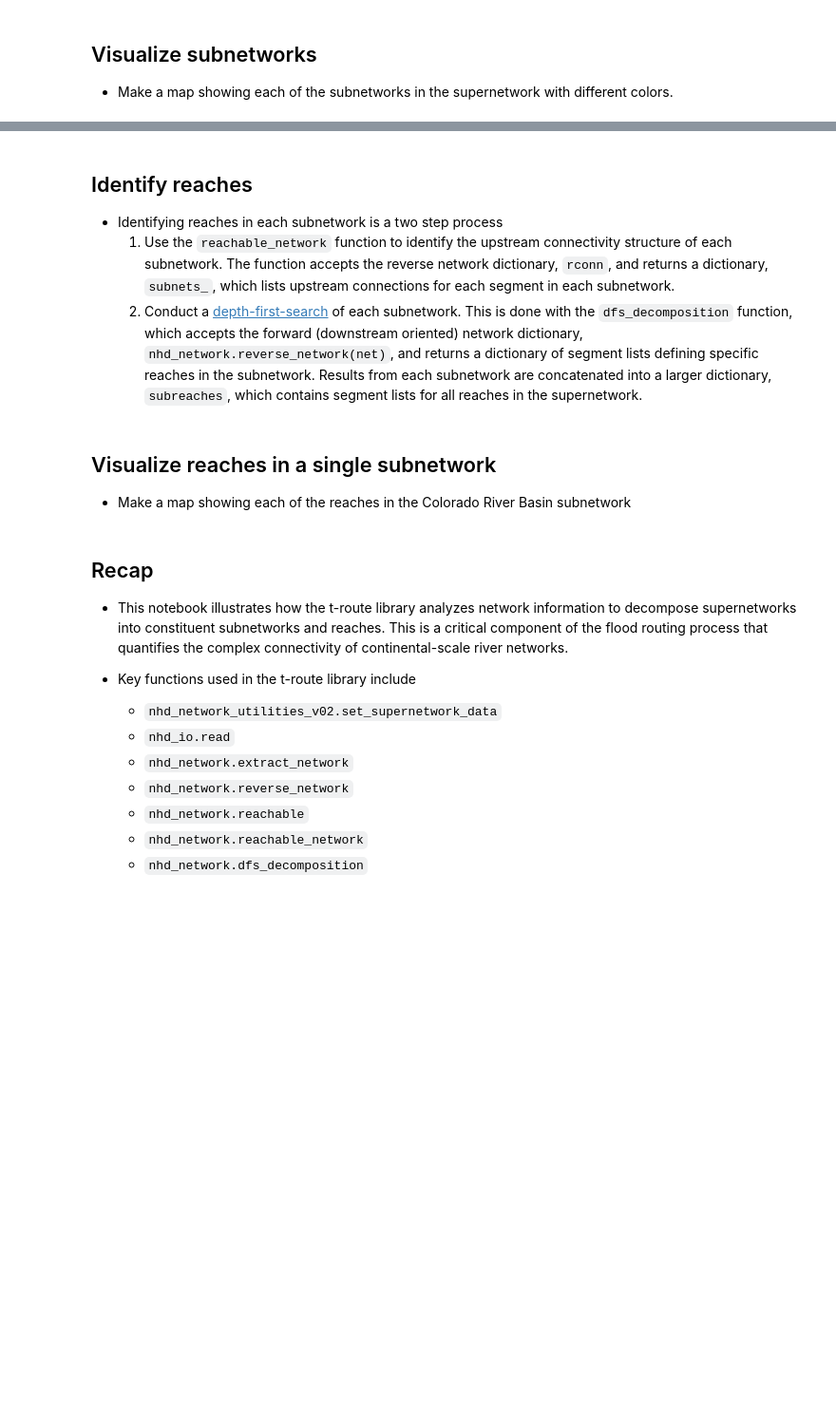
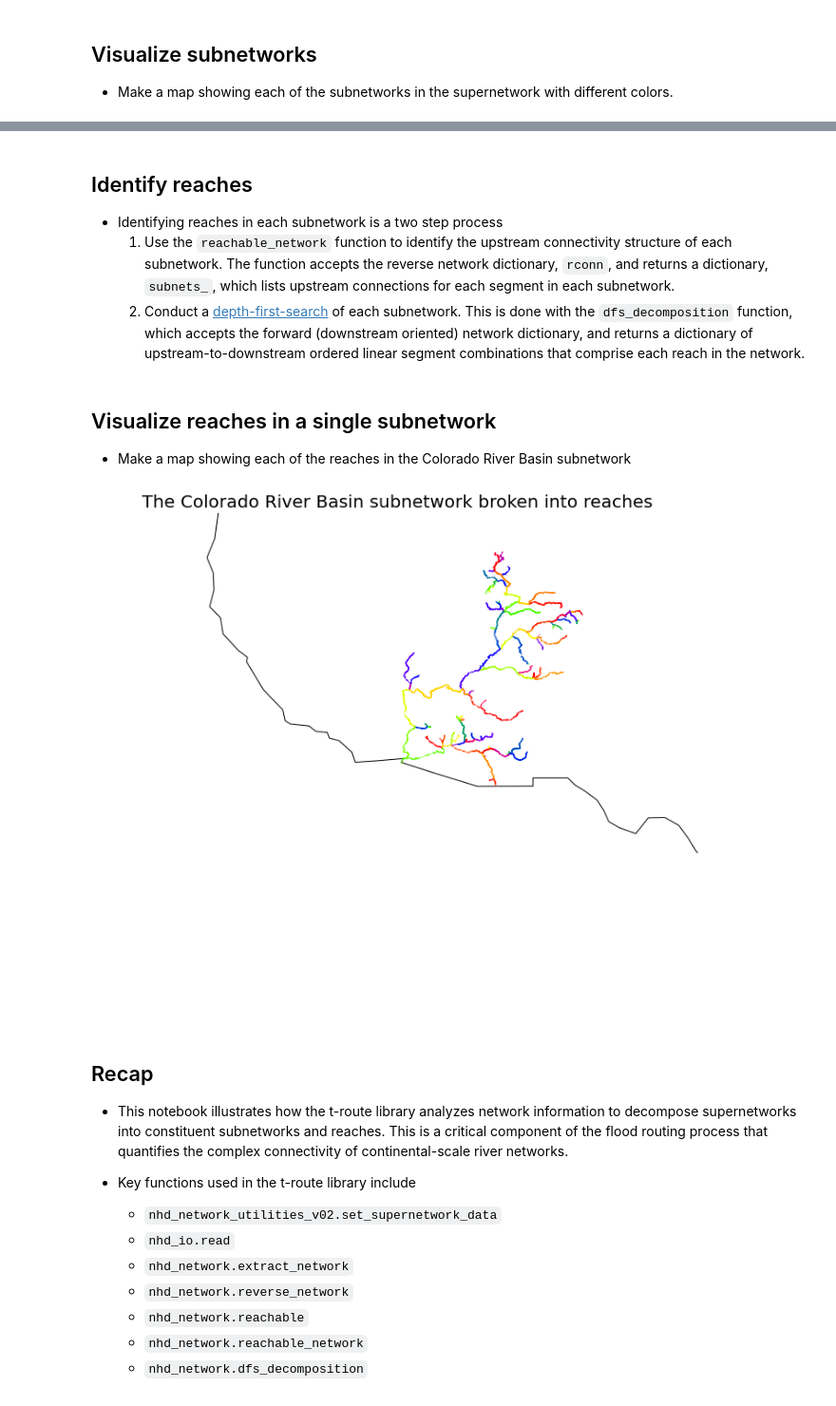
Before and after one commit to NOAA-OWP/t-route, a Jupyter notebook: notebooks/network-analysis.ipynb, the cells around one changed output, grey strips where cells are left out. Shown: that part at 95% size. Drawn from its saved outputs; the diff is of its cells as text; code cells hidden in the pictures; blank space fills up the shorter version.

Commit message:
rephrase depth first search function input output explaination, revise how stream segments are extracted from subnetwork reach plotting routine

```diff
--- a/notebooks/network-analysis.ipynb
+++ b/notebooks/network-analysis.ipynb
@@ -226,7 +227,7 @@ fig.savefig("../doc/conus_networks.png")
 ## Identify reaches
 - Identifying reaches in each subnetwork is a two step process
     1. Use the `reachable_network` function to identify the upstream connectivity structure of each subnetwork. The function accepts the reverse network dictionary, `rconn`, and returns a dictionary, `subnets_`, which lists upstream connections for each segment in each subnetwork.
-    2. Conduct a [depth-first-search](https://en.wikipedia.org/wiki/Depth-first_search) of each subnetwork. This is done with the `dfs_decomposition` function, which accepts the forward (downstream oriented) network dictionary, `nhd_network.reverse_network(net)`, and returns a dictionary of segment lists defining specific reaches in the subnetwork. Results from each subnetwork are concatenated into a larger dictionary, `subreaches`, which contains segment lists for all reaches in the supernetwork.
+    2. Conduct a [depth-first-search](https://en.wikipedia.org/wiki/Depth-first_search) of each subnetwork. This is done with the `dfs_decomposition` function, which accepts the forward (downstream oriented) network dictionary, and returns a dictionary of upstream-to-downstream ordered linear segment combinations that comprise each reach in the network.
 # %%
 # create reverse connection dictionary for each subnetwork
 # tailwater-segment-id: {segment-id: [upstream-connected-segment-id]}
@@ -242,7 +243,7 @@ for tw, net in subnets_.items():  # for the number of tailwaters in the supernet
     path_func = partial(nhd_network.split_at_junction, net)
 
     # conduct a depth-first search to decompose the network into list of reaches
-    reach = nhd_network.dfs_decomposition(nhd_network.reverse_network(net), path_func)
+    reach = nhd_network.dfs_decomposition(net, path_func)
 
     # add reach list for subnetwork tw to the subreaches library
     subreaches[tw] = reach
@@ -266,37 +267,39 @@ i = 1
 for r in rchs:
 
     # get the stream segments in subnetwork `sub`
-    A = [abs(ele) for ele in list(r)]
+    A = list(map(abs, r))
 
     # find the subnetwork rows in GeoDataFrame
     C = sub_gdf.index.isin(A)
 
     # Insert a subnetwork code in the `subnetwork` column of the GeoDataFrame
     sub_gdf.at[C, "reach"] = i
 
     # advance itteration index
     i = i + 1
 
 
 # CONUS basemap
 base = world[world.name == "United States of America"].plot(
     color="white", edgecolor="black"
 )
 
 sub_gdf.plot(ax=base, markersize=0.1, column="reach", cmap="prism")
 
 # crop map extent
 base.set_xlim(-130, -100)
 base.set_ylim(20, 45)
 
 base.axis("off")
 
 fig = plt.gcf()
 fig.set_size_inches(18.5, 10.5)
 
 plt.title("The Colorado River Basin subnetwork broken into reaches", fontsize=20)
 plt.show()
 fig.savefig("../doc/colorado_reaches.png")
+# %% [output]
+[figure, added]
 # %% [markdown]
 ## Recap
 - This notebook illustrates how the t-route library analyzes network information to decompose supernetworks into constituent subnetworks and reaches. This is a critical component of the flood routing process that quantifies the complex connectivity of continental-scale river networks.
```
Also changed, not shown: parts of 3 cells of this notebook.
